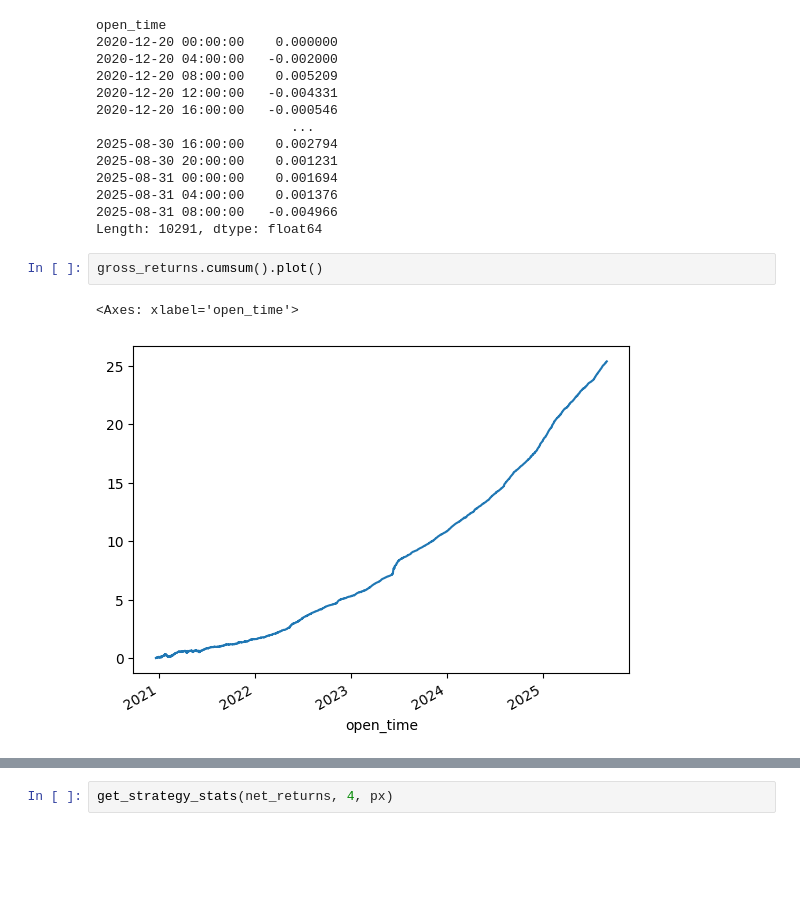
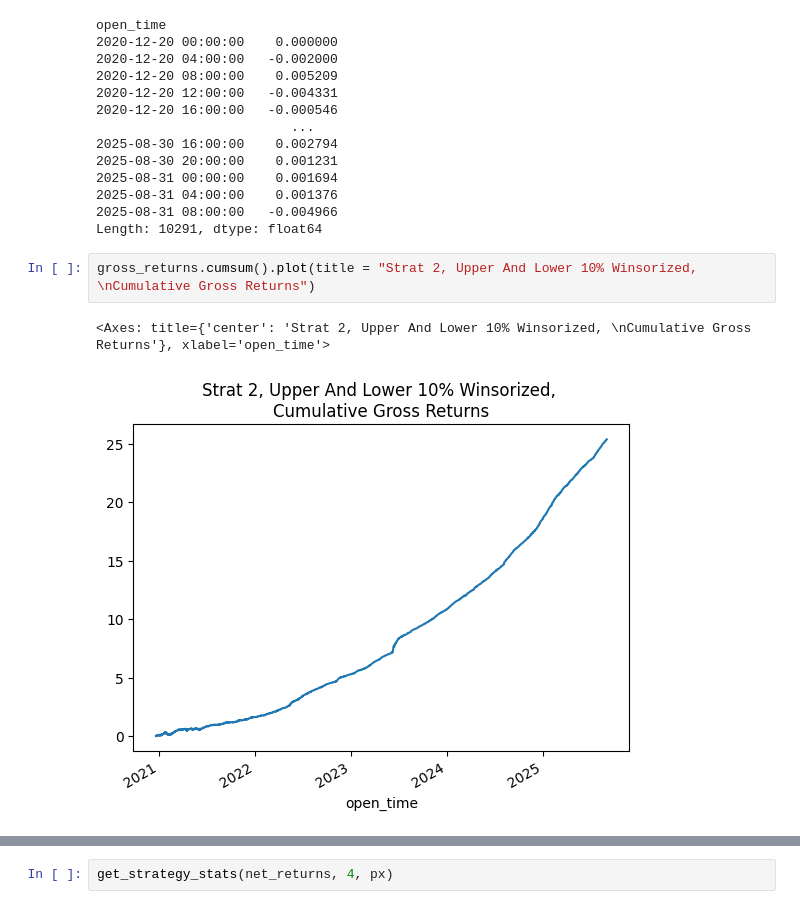
Before and after one commit to wbchristerson/crypto-strategies, a Jupyter notebook: simple_reversal.ipynb, the cells around one changed output, grey strips where cells are left out. Drawn from its saved outputs; the diff is of its cells as text; blank space fills up the shorter version.

Commit message:
include de-correlated average returns and de-correlated sharpe-ratio from benchmark, add titles to graphs

```diff
--- a/simple_reversal.ipynb
+++ b/simple_reversal.ipynb
@@ -269,8 +281,8 @@ open_time
 2025-08-31 08:00:00   -0.004966
 Length: 10291, dtype: float64
 # %%
-gross_returns.cumsum().plot()
+gross_returns.cumsum().plot(title = "Strat 2, Upper And Lower 10% Winsorized, \nCumulative Gross Returns")
 # %% [output]
-<Axes: xlabel='open_time'>
+<Axes: title={'center': 'Strat 2, Upper And Lower 10% Winsorized, \nCumulative Gross Returns'}, xlabel='open_time'>
-[figure, old version]
+[figure, new version]
 # %%
```
Also changed, not shown: parts of 66 cells of this notebook, 2 other files.
